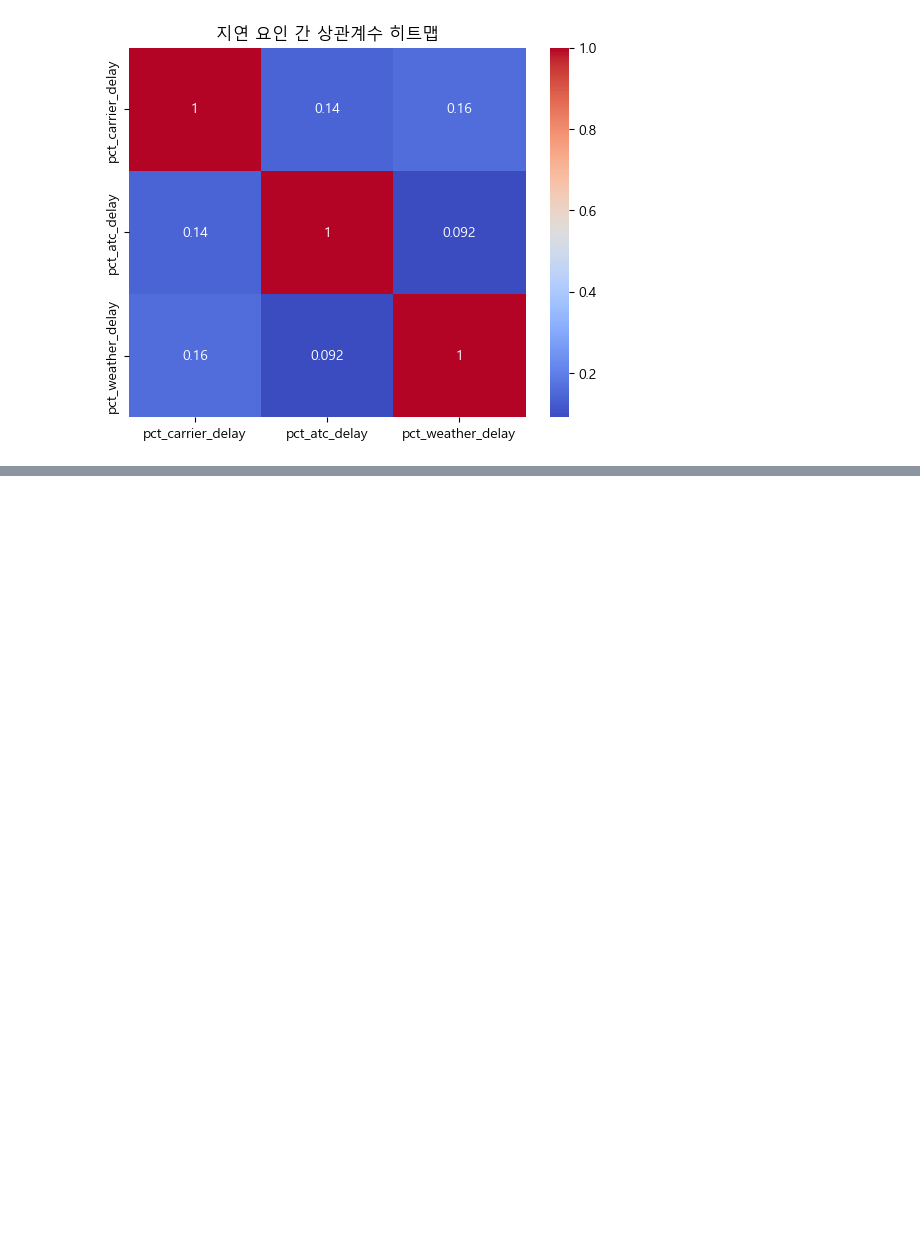
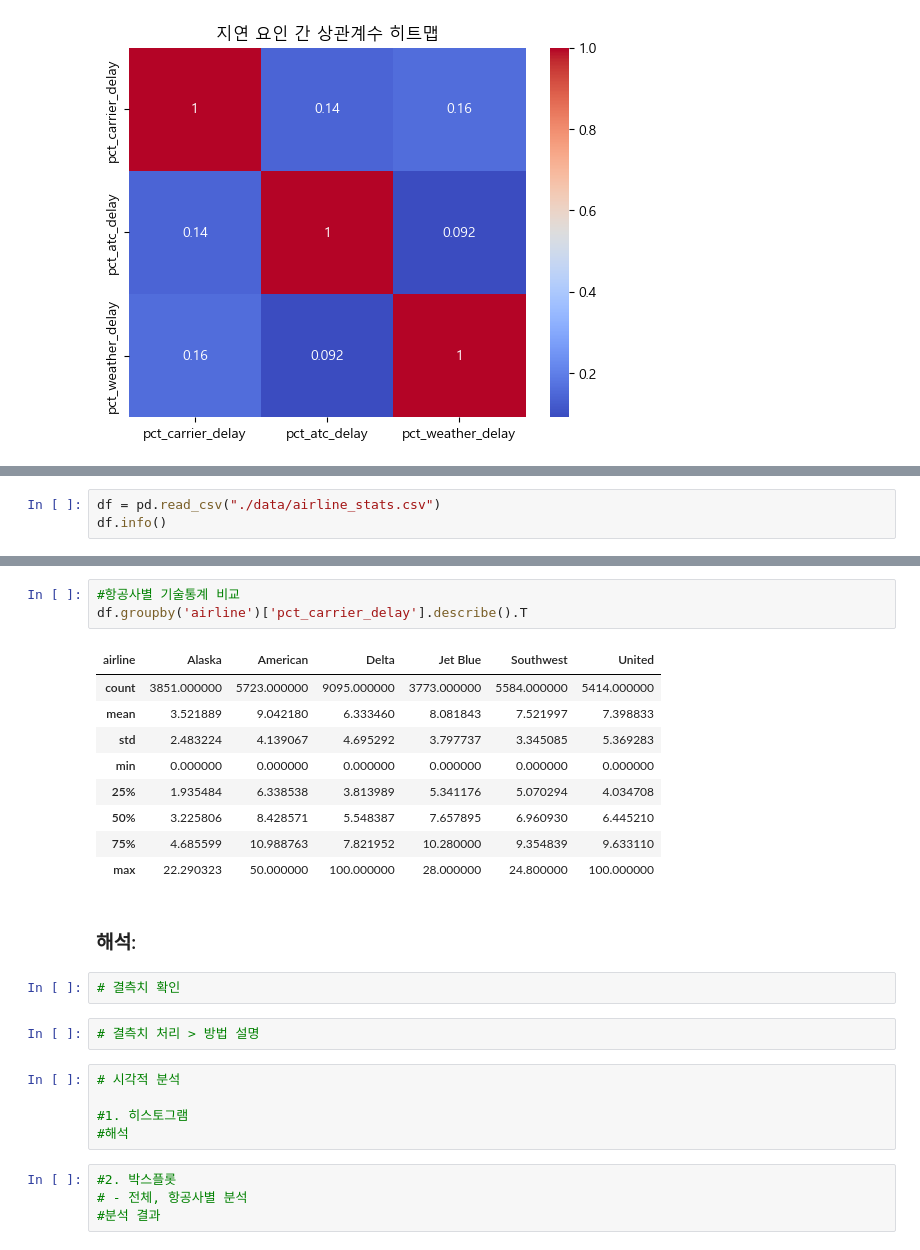
Before and after one commit to LYSS-LGU/3week-hipython, a Jupyter notebook: 18_EDA(탐색적데이터분석.ipynb, the cells around one changed output, grey strips where cells are left out. Drawn from its saved outputs; the diff is of its cells as text; blank space fills up the shorter version.

```diff
--- a/18_EDA(탐색적데이터분석.ipynb
+++ b/18_EDA(탐색적데이터분석.ipynb
@@ -349,0 +365,3 @@ plt.show()
+# %%
+df = pd.read_csv("./data/airline_stats.csv")
+df.info()
@@ -349,0 +417,28 @@ plt.show()
+# %%
+#항공사별 기술통계 비교
+df.groupby('airline')['pct_carrier_delay'].describe().T
+# %% [output]
+| airline | Alaska | American | Delta | Jet Blue | Southwest | United |
+| count | 3851.000000 | 5723.000000 | 9095.000000 | 3773.000000 | 5584.000000 | 5414.000000 |
+| mean | 3.521889 | 9.042180 | 6.333460 | 8.081843 | 7.521997 | 7.398833 |
+| std | 2.483224 | 4.139067 | 4.695292 | 3.797737 | 3.345085 | 5.369283 |
+| min | 0.000000 | 0.000000 | 0.000000 | 0.000000 | 0.000000 | 0.000000 |
+| 25% | 1.935484 | 6.338538 | 3.813989 | 5.341176 | 5.070294 | 4.034708 |
+| 50% | 3.225806 | 8.428571 | 5.548387 | 7.657895 | 6.960930 | 6.445210 |
+| 75% | 4.685599 | 10.988763 | 7.821952 | 10.280000 | 9.354839 | 9.633110 |
+| max | 22.290323 | 50.000000 | 100.000000 | 28.000000 | 24.800000 | 100.000000 |
+# %% [markdown]
+### 해석:
+# %%
+# 결측치 확인
+# %%
+# 결측치 처리 > 방법 설명
+# %%
+# 시각적 분석
+
+#1. 히스토그램
+#해석
+# %%
+#2. 박스플롯
+# - 전체, 항공사별 분석
+#분석 결과
```
Also changed, not shown: parts of 14 cells of this notebook, 5 other files.
